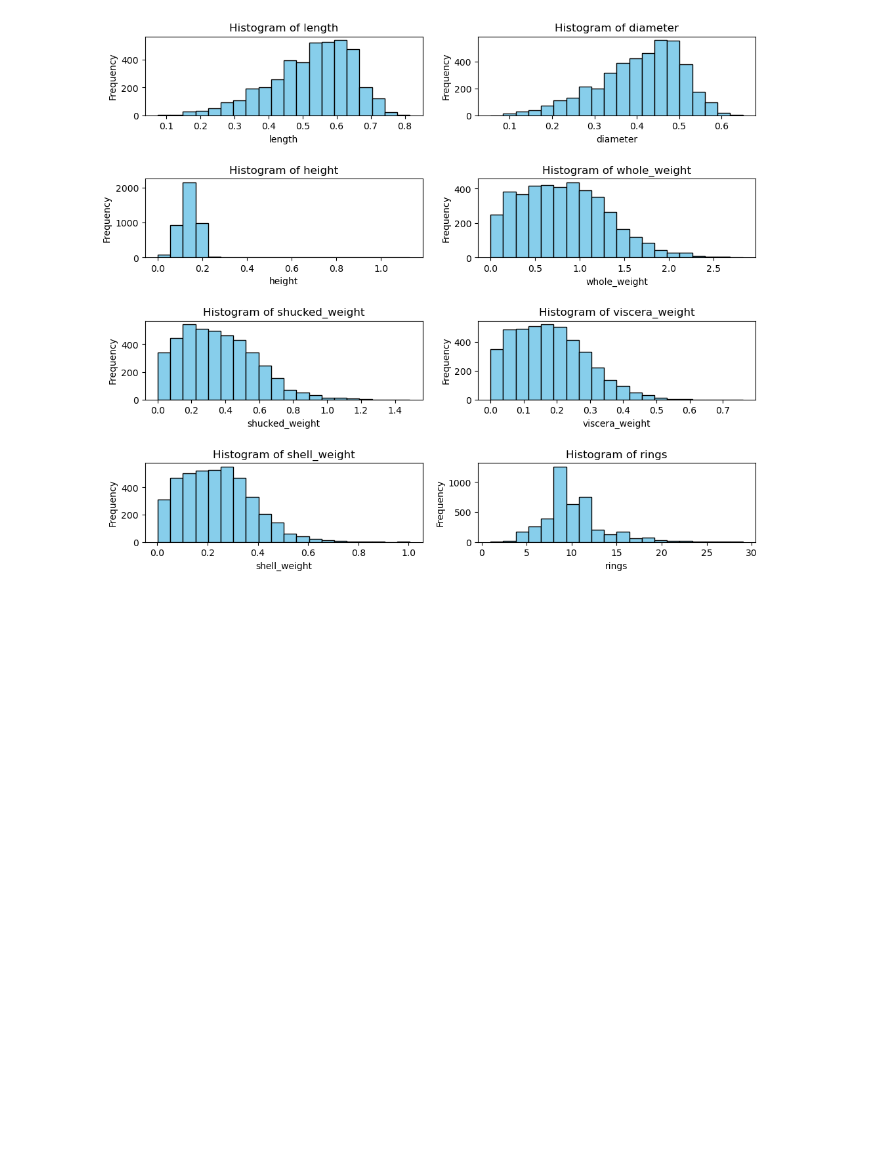
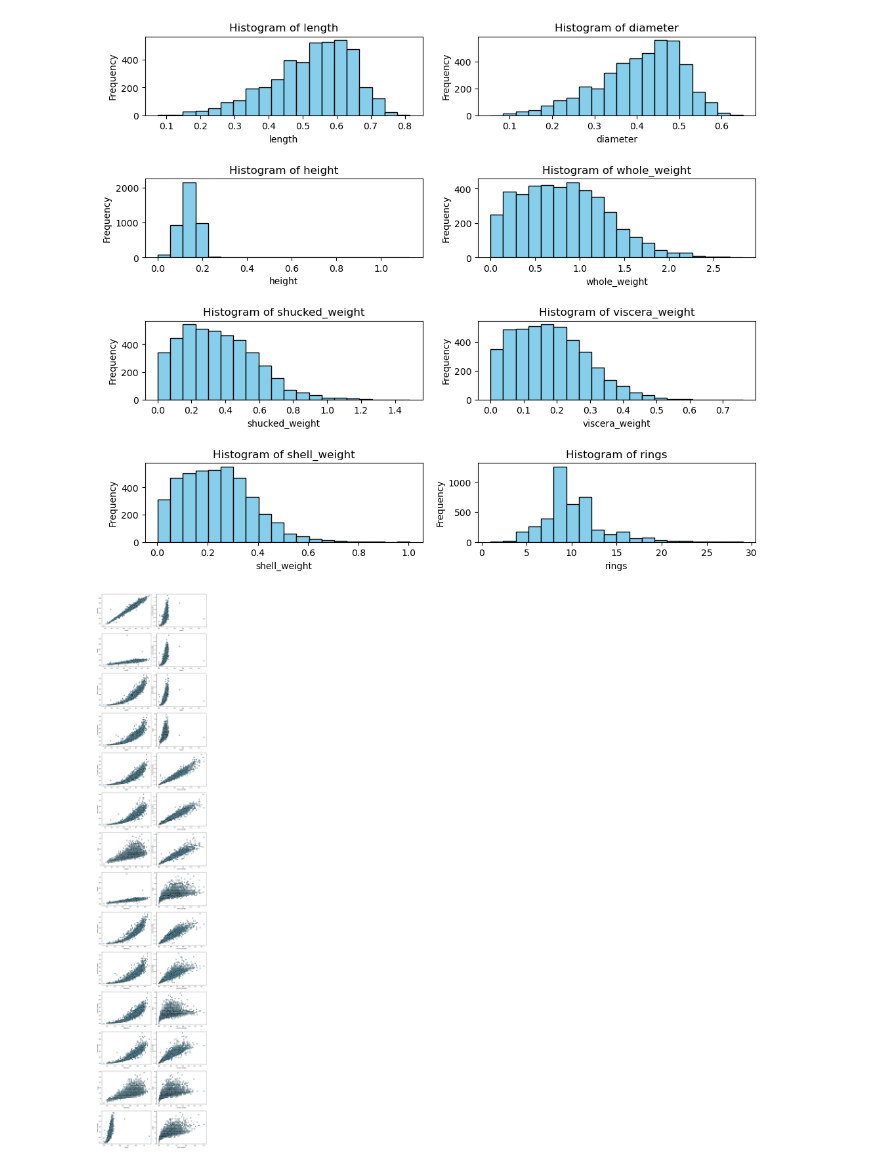
Before and after one commit to michalf1703/python-programming, a Jupyter notebook: zad1/Untitled.ipynb, the cells around one changed output. Drawn from its saved outputs; the diff is of its cells as text; code cells hidden in the pictures; blank space fills up the shorter version.

Commit message:
scatter plots done

```diff
--- a/zad1/Untitled.ipynb
+++ b/zad1/Untitled.ipynb
@@ -5,7 +5,7 @@ import pandas as pd
 
 # Wczytaj dane z pliku CSV
 dtype = [('sex', 'U10'), ('length', 'f8'), ('diameter', 'f8'), ('height', 'f8'), ('whole_weight', 'f8'), ('shucked_weight', 'f8'),
-         ('viscera_weight', 'f8'), ('shell_weight', 'f8'), ('rings', 'i4')]
+         ('viscera_weight', 'f8'), ('shell_weight', 'f8'), ('rings', 'f8')]
 data = np.genfromtxt("data.csv", delimiter=",", dtype=dtype)
 
 # Zlicz wystąpienia 'M' w kolumnie 'sex'
@@ -151,3 +149,90 @@ for i, variable in enumerate(quantitative_variables):
 plt.show()
 # %% [output]
 [figure]
+# %%
+# Wybierz zmienne ilościowe
+quantitative_variables = ['length', 'diameter', 'height', 'whole_weight', 'shucked_weight', 'viscera_weight', 'shell_weight', 'rings']
+
+# Tworzenie subplotów (14 wierszy, 2 kolumny)
+fig, axes = plt.subplots(14, 2, figsize=(12, 60))
+fig.tight_layout()
+
+# Dodaj odstęp pionowy
+plt.subplots_adjust(hspace=0.2)
+
+# Wykresy dla pierwszej zmiennej (length) z pozostałymi 7 zmiennymi
+for j in range(1, len(quantitative_variables)):
+    row = j - 1
+    col = 0
+    x_variable = 'length'
+    y_variable = quantitative_variables[j]
+    axes[row, col].scatter(data[x_variable], data[y_variable], c='skyblue', edgecolor='black')
+    axes[row, col].set_xlabel(x_variable)
+    axes[row, col].set_ylabel(y_variable)
+
+# Wykresy dla drugiej zmiennej (diameter) z pozostałymi 7 zmiennymi
+for j in range(2, len(quantitative_variables)):
+    row = j + 5
+    col = 0
+    x_variable = 'diameter'
+    y_variable = quantitative_variables[j]
+    axes[row, col].scatter(data[x_variable], data[y_variable], c='skyblue', edgecolor='black')
+    axes[row, col].set_xlabel(x_variable)
+    axes[row, col].set_ylabel(y_variable)
+
+row = 13
+col = 0
+x_variable = 'height'
+y_variable = 'whole_weight'
+axes[row, col].scatter(data[x_variable], data[y_variable], c='skyblue', edgecolor='black')
+axes[row, col].set_xlabel(x_variable)
+axes[row, col].set_ylabel(y_variable)
+
+for j in range(4, len(quantitative_variables)):
+    row = j - 4
+    col = 1
+    x_variable = 'height'
+    y_variable = quantitative_variables[j]
+    axes[row, col].scatter(data[x_variable], data[y_variable], c='skyblue', edgecolor='black')
+    axes[row, col].set_xlabel(x_variable)
+    axes[row, col].set_ylabel(y_variable)
+
+for j in range(4, len(quantitative_variables)):
+    row = j
+    col = 1
+    x_variable = 'whole_weight'
+    y_variable = quantitative_variables[j]
+    axes[row, col].scatter(data[x_variable], data[y_variable], c='skyblue', edgecolor='black')
+    axes[row, col].set_xlabel(x_variable)
+    axes[row, col].set_ylabel(y_variable)
+
+for j in range(5, len(quantitative_variables)):
+    row = j +3
+    col = 1
+    x_variable = 'shucked_weight'
+    y_variable = quantitative_variables[j]
+    axes[row, col].scatter(data[x_variable], data[y_variable], c='skyblue', edgecolor='black')
+    axes[row, col].set_xlabel(x_variable)
+    axes[row, col].set_ylabel(y_variable)
+
+for j in range(6, len(quantitative_variables)):
+    row = j +5
+    col = 1
+    x_variable = 'viscera_weight'
+    y_variable = quantitative_variables[j]
+    axes[row, col].scatter(data[x_variable], data[y_variable], c='skyblue', edgecolor='black')
+    axes[row, col].set_xlabel(x_variable)
+    axes[row, col].set_ylabel(y_variable)
+
+row = 13
+col = 1
+x_variable = 'shell_weight'
+y_variable = 'rings'
+axes[row, col].scatter(data[x_variable], data[y_variable], c='skyblue', edgecolor='black')
+axes[row, col].set_xlabel(x_variable)
+axes[row, col].set_ylabel(y_variable)
+
+# Wyświetl wykres
+plt.show()
+# %% [output]
+[figure, added]
```
Also changed, not shown: parts of 1 cell of this notebook.
